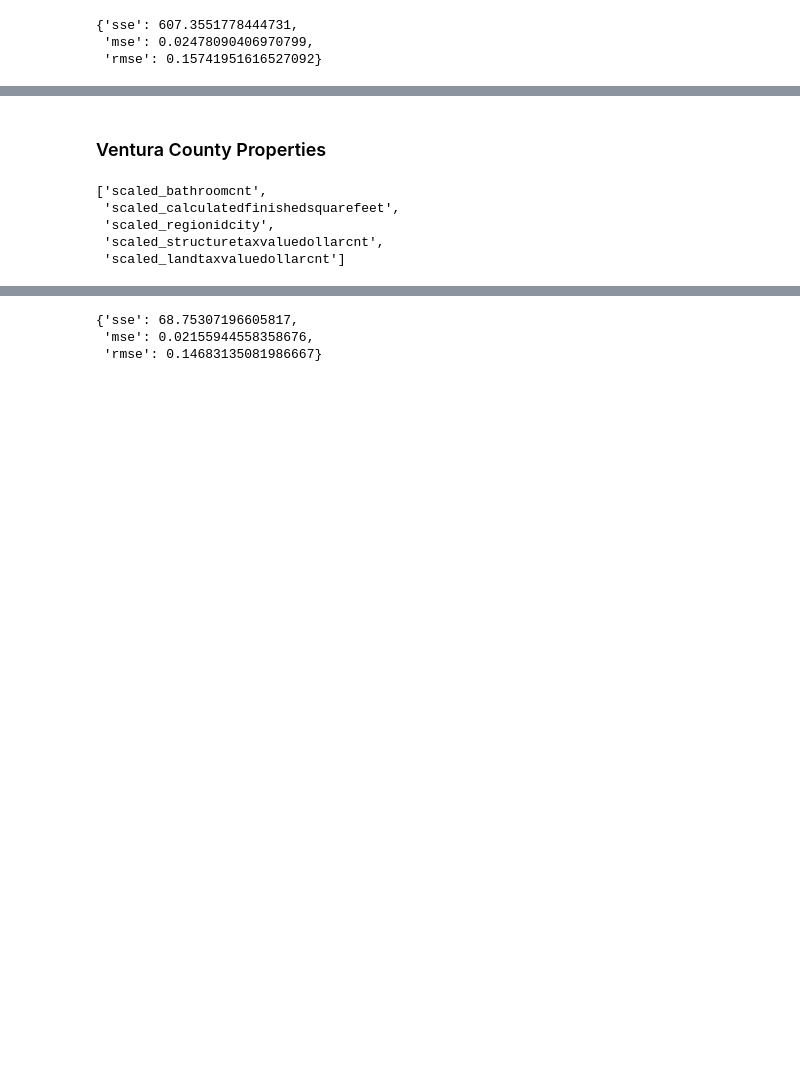
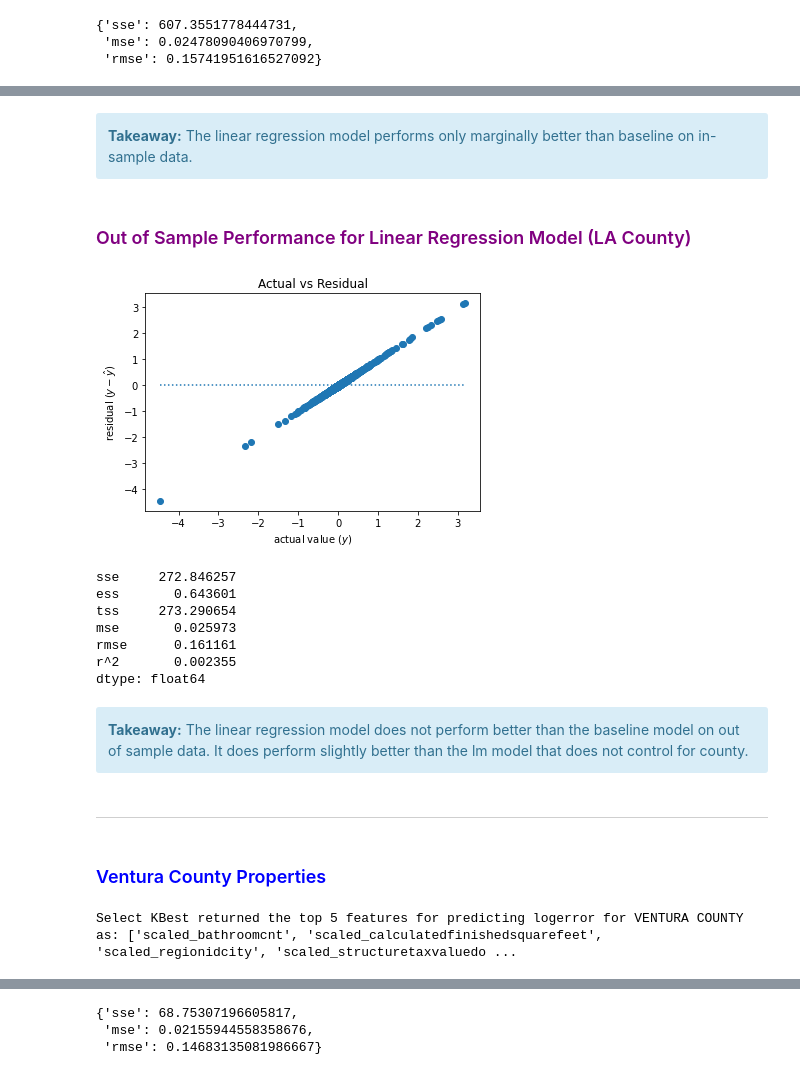
Before and after one commit to Gabriela-and-Justin/Zillow-Clustering-Project, a Jupyter notebook: Final_Report_Zillow.ipynb, the cells around one changed output, grey strips where cells are left out. Saved outputs shown, nothing was run; the diff lists cells and outputs as text; code cells hidden in the pictures; blank space fills up the shorter version.

```diff
--- a/Final_Report_Zillow.ipynb
+++ b/Final_Report_Zillow.ipynb
@@ -859,6 +963,48 @@ r^2       0.110373
 dtype: float64
+# %% [markdown]
+<div class="alert alert-block alert-info"><b>Takeaway:</b> The linear regression model performs only marginally better than baseline on in-sample data.</div>
+# %% [markdown]
+###  <font color=purple>Out of Sample Performance for Linear Regression Model (LA County) </font>
+# %%
+X_validate_scaled = X[1][['cola', 'hot_month_sale', 'has_heat', 'scaled_bathroomcnt',
+       'scaled_bedroomcnt', 'scaled_buildingqualitytypeid',
+       'scaled_calculatedfinishedsquarefeet', 'scaled_latitude',
+       'scaled_longitude', 'scaled_rawcensustractandblock',
+       'scaled_regionidcity', 'scaled_regionidzip',
+       'scaled_structuretaxvaluedollarcnt', 'scaled_landtaxvaluedollarcnt',
+       'scaled_age', 'scaled_taxrate', 'scaled_acres']]
+# %%
+# predict validate
+y_validate['yhat_lm'] = lm.predict(X_validate_scaled[['scaled_bathroomcnt',
+ 'scaled_bedroomcnt',
+ 'scaled_calculatedfinishedsquarefeet',
+ 'scaled_regionidzip',
+ 'scaled_taxrate']])
+
+# compute residuals
+y_validate['residual'] = y_validate['yhat_lm'] - y_validate['logerror']
+#y_validate['baseline_residual'] = y_validate['yhat_baseline'] - y_validate['logerror']
+
+#Use evaluate model to visualize the residuals
+evaluate.plot_residuals(y_validate.logerror, y_validate.yhat_lm)
+
+#Retrieve evaluation metrics for Linear Regression Model on in-sample data
+evaluate.regression_errors(y_validate.logerror, y_validate.yhat_lm)
+# %% [output]
+[figure, added]
+sse     272.846257
+ess       0.643601
+tss     273.290654
+mse       0.025973
+rmse      0.161161
+r^2       0.002355
+dtype: float64
+# %% [markdown]
+<div class="alert alert-block alert-info"><b>Takeaway:</b> The linear regression model does not perform better than the baseline model on out of sample data. It does perform slightly better than the lm model that does not control for county.</div>
+# %% [markdown]
+---
 # %% [markdown]
-### Ventura County Properties
+###  <font color=blue>Ventura County Properties</font>
 # %%
 #Create Ventura County df
 df_vent = df[df.Ventura == 1].drop(columns = ['LA', 'Ventura', 'Orange'])
@@ -917,11 +1063,7 @@ f_selector = f_selector.fit(X_train_scaled, y_train)
 
 f_support = f_selector.get_support()
 f_feature = X_train_scaled.iloc[:, f_support].columns.tolist()
-f_feature
+print(f'Select KBest returned the top 5 features for predicting logerror for VENTURA COUNTY as: {f_feature}')
 # %% [output]
-['scaled_bathroomcnt',
- 'scaled_calculatedfinishedsquarefeet',
- 'scaled_regionidcity',
- 'scaled_structuretaxvaluedollarcnt',
- 'scaled_landtaxvaluedollarcnt']
+Select KBest returned the top 5 features for predicting logerror for VENTURA COUNTY as: ['scaled_bathroomcnt', 'scaled_calculatedfinishedsquarefeet', 'scaled_regionidcity', 'scaled_structuretaxvaluedo ...
 # %% [markdown]
```
Also changed, not shown: parts of 68 cells of this notebook.
